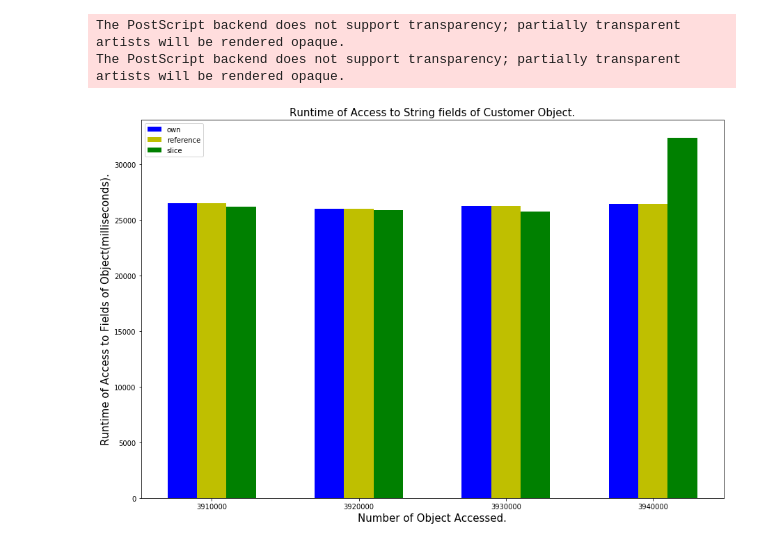
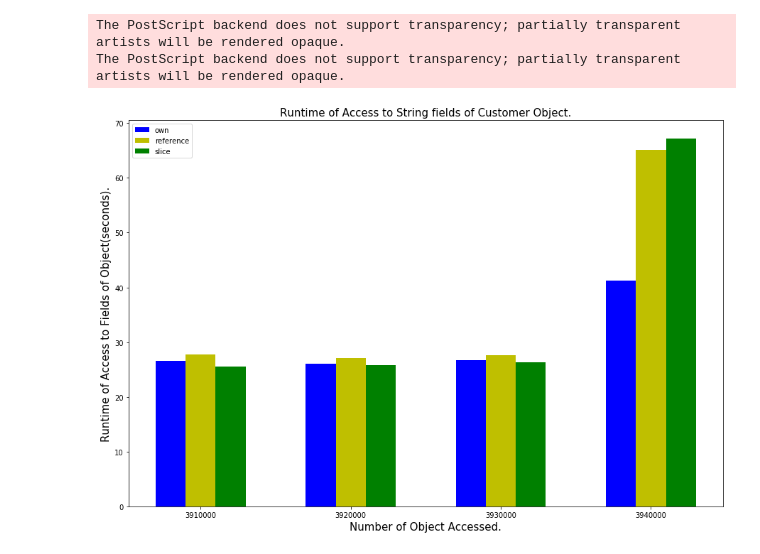
Before and after one commit to ShinsakuOkazaki/master-thesis, a Jupyter notebook: project/rust_vec_memalloc_for_different_type/analysis/visualize_withInitialize.ipynb, the cells around one changed output. Cells and saved outputs as stored; diff of their text form; code cells hidden in the pictures.

```diff
--- a/project/rust_vec_memalloc_for_different_type/analysis/visualize_withInitialize.ipynb
+++ b/project/rust_vec_memalloc_for_different_type/analysis/visualize_withInitialize.ipynb
@@ -54,25 +54,25 @@ df_avg
 # %%
 own = df_avg[df_avg["field"] == '"own"']
-reference = df_avg[df_avg["field"] == '"own"']
+reference = df_avg[df_avg["field"] == '"reference"']
 slice_type = df_avg[df_avg["field"] == '"slice"']
 fig, ax = plt.subplots(figsize = (15, 10))
 w = 0.2
 idx = np.arange(df_avg['size'].nunique())
-b1 = ax.bar(idx - w, own["accesstime"], width = w, color ='b', align = 'center')
-b2 = ax.bar(idx , reference["accesstime"], width = w, color ='y', align = 'center')
-b3 = ax.bar(idx + w, slice_type["accesstime"], width = w, color ='g', align = 'center')
+b1 = ax.bar(idx - w, own["accesstime"] / 1000, width = w, color ='b', align = 'center')
+b2 = ax.bar(idx , reference["accesstime"] / 1000, width = w, color ='y', align = 'center')
+b3 = ax.bar(idx + w, slice_type["accesstime"] / 1000, width = w, color ='g', align = 'center')
 label = np.sort(df_avg['size'].unique())
 ax.set_xticks(idx)
 ax.set_xticklabels(label)
 ax.set_xlabel("Number of Object Accessed.", fontsize = 15)
-ax.set_ylabel("Runtime of Access to Fields of Object(milliseconds).", fontsize = 15)
+ax.set_ylabel("Runtime of Access to Fields of Object(seconds).", fontsize = 15)
 ax.set_title("Runtime of Access to String fields of Customer Object.", fontsize = 15)
 ax.legend((b1, b2, b3), ("own", "reference", "slice"))
 #ax.set_yscale('log')
 fig.savefig("rust_different_insertion_init.eps")
 #fig.savefig("rust_borrowing.png")
 plt.show()
 # %% [output]
 The PostScript backend does not support transparency; partially transparent artists will be rendered opaque.
 The PostScript backend does not support transparency; partially transparent artists will be rendered opaque.
-[figure, old version]
+[figure, new version]
```
Also changed, not shown: parts of 4 cells of this notebook, 18 other files.
